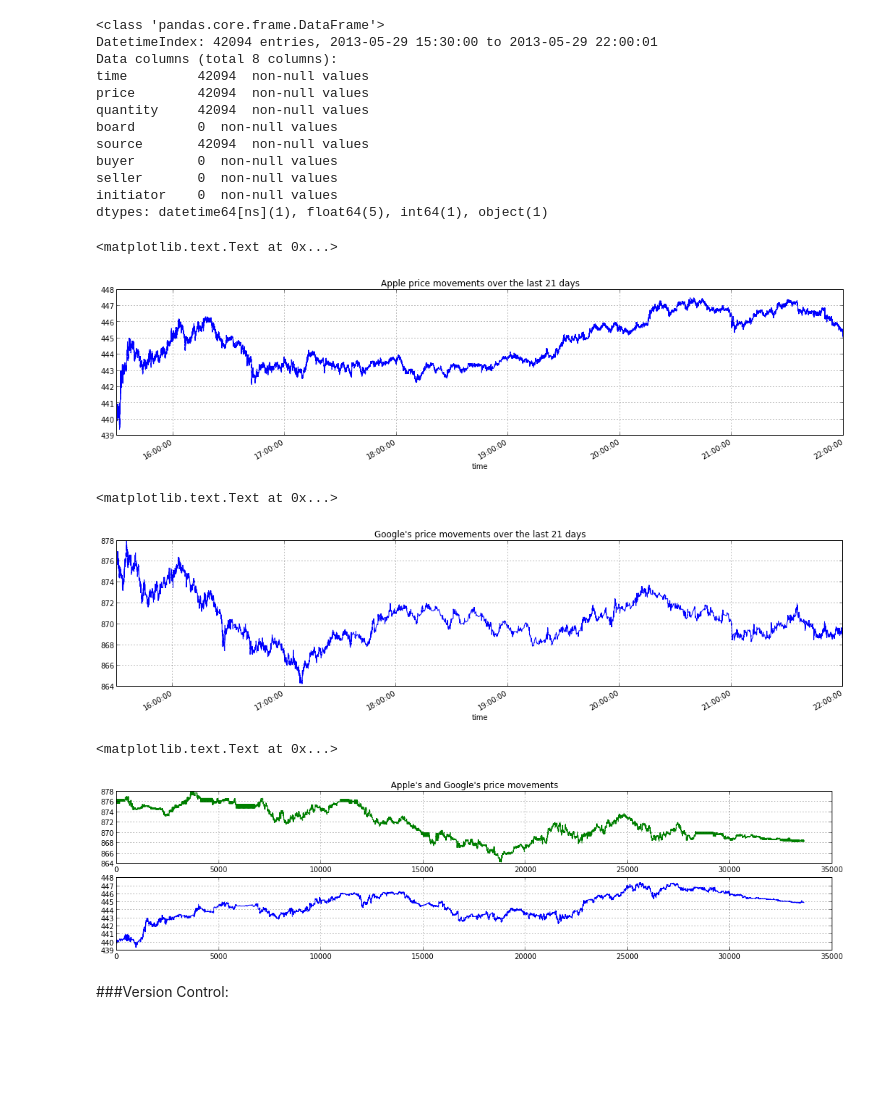
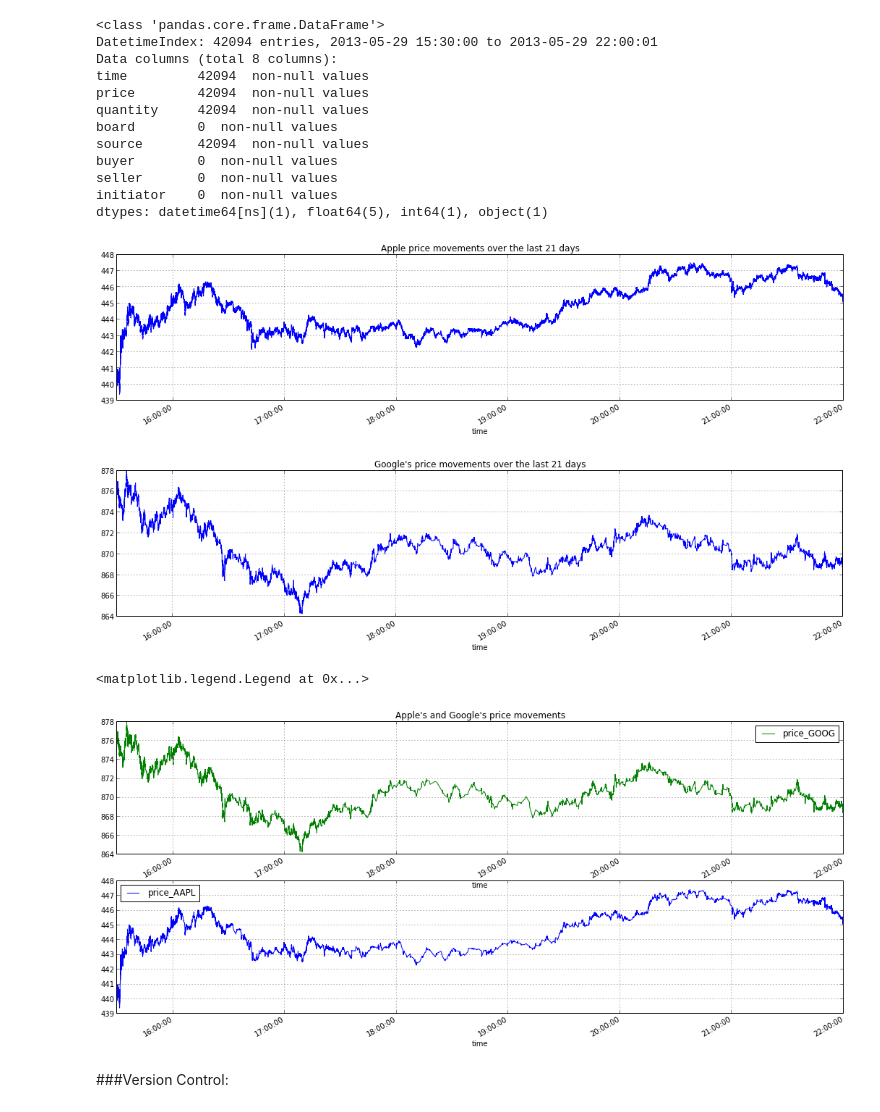
Before and after one commit to agconti/lime, a Jupyter notebook: lime_demo.ipynb, the cells around one changed output. Saved outputs shown, nothing was run; the diff lists cells and outputs as text; code cells hidden in the pictures; blank space fills up the shorter version.

Commit message:
fixed graph graphics

```diff
--- a/lime_demo.ipynb
+++ b/lime_demo.ipynb
@@ -51,8 +51,8 @@ dtypes: datetime64[ns](1), float64(5), int64(1), object(1)
 fig = plt.figure(figsize(18,4), dpi=1600)
 AAPL_many_days.price.plot()
 plt.title('Apple price movements over the last 21 days')
+savefig('Apple.png', bbox_inches=0)
 # %% [output]
-<matplotlib.text.Text at 0x...>
 [figure]
 # %%
 goog = lime.get_many(begining_date=datetime.date(2013,5,29), end_date=datetime.date(2013,6,18), ticker='GOOG')
@@ -60,21 +60,23 @@ goog = lime.get_many(begining_date=datetime.date(2013,5,29), end_date=datetime.d
 fig = plt.figure(figsize(18,4), dpi=1600)
 goog.price.plot()
 plt.title("Google's price movements over the last 21 days")
+savefig('GOOG.png', bbox_inches=0)
 # %% [output]
-<matplotlib.text.Text at 0x...>
 [figure]
 # %%
 import pandas
-df = pandas.merge(AAPL_many_days, goog, on='time', suffixes=('_AAPL', '_GOOG'))
-fig = plt.subplot(212)
+#df = pandas.merge(AAPL_many_days, goog, on='time', suffixes=('_AAPL', '_GOOG'))
+plt.figure(figsize(18,8), dpi=1600)
+plt.subplot(212)
 df.price_AAPL.plot()
+legend(loc='best')
 
-fig = plt.subplot(211)
+plt.subplot(211)
 df.price_GOOG.plot(color='g')
-plt.title("Apple's and Google's price movements")
+plt.title("Apple's and Google's price movements"); legend(loc='best')
 # %% [output]
-<matplotlib.text.Text at 0x...>
+<matplotlib.legend.Legend at 0x...>
-[figure, old version]
+[figure, new version]
 # %% [markdown]
 ###Version Control:
 # %%
```
Also changed, not shown: parts of 1 cell of this notebook.
